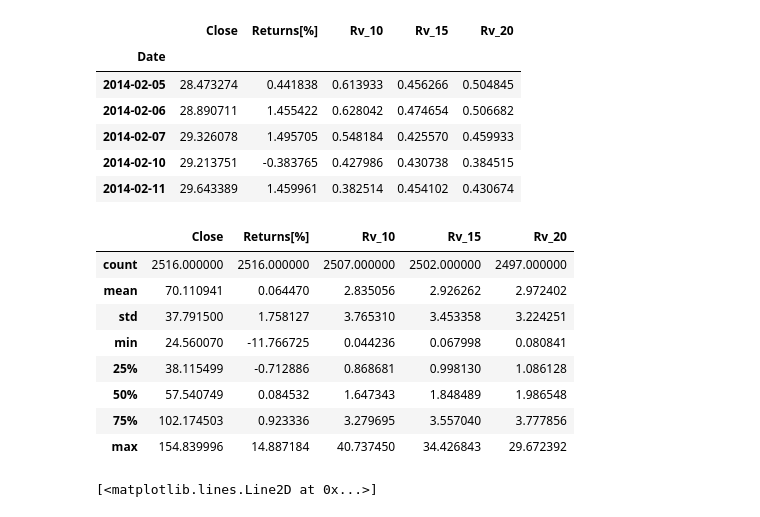
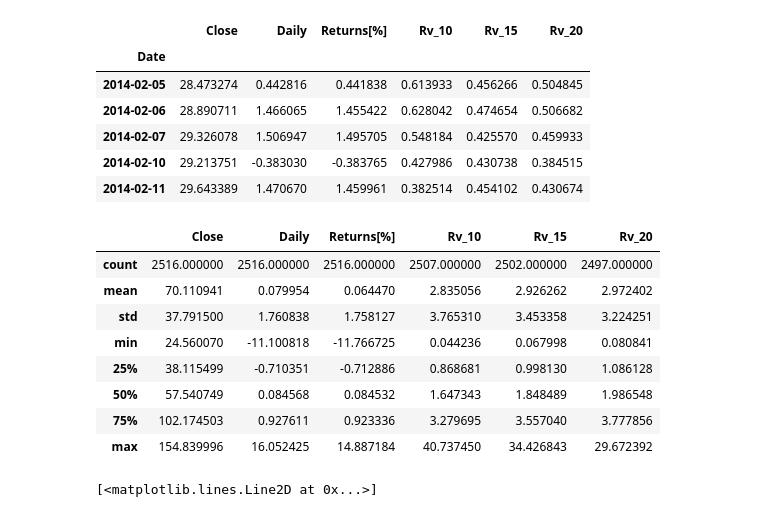
Before and after one commit to kracunovic92/VolatilityPredictionMatf, a Jupyter notebook: random_walk.ipynb, the cells around one changed output. Cells and saved outputs as stored; diff of their text form; code cells hidden in the pictures.

```diff
--- a/random_walk.ipynb
+++ b/random_walk.ipynb
@@ -19,37 +16,39 @@ To enable the following instructions: AVX2 FMA, in other operations, rebuild Ten
 # %%
 data = pd.read_csv('data/GOOG.csv').set_index('Date')
 data = data.drop(['Adj Close','Volume','High','Low','Open'], axis= 1)
+data['Daily'] = 100 * (data['Close'].pct_change())
 data['Returns[%]'] = (np.log(data['Close']) - np.log(data['Close'].shift(1))) * 100
 data = data.dropna()
   # Function to calculate squared deviations from average return within a window
 def squared_deviations(window_data):
     average_return = window_data.mean()
     return ((window_data - average_return)**2).mean()
 
 windows = [10,15,20]
+std_daily = data['Daily'].std()
 for i in windows:
-    data[f'Rv_{i}'] = data['Returns[%]'].rolling(window= i).apply(squared_deviations).shift(-(i-1))
+    data[f'Rv_{i}'] = data['Returns[%]'].iloc[::-1].rolling(window=i).apply(squared_deviations)
 data.head()
 # %% [output]
-|  | Close | Returns[%] | Rv_10 | Rv_15 | Rv_20 |
-| Date |  |  |  |  |  |
-| 2014-02-05 | 28.473274 | 0.441838 | 0.613933 | 0.456266 | 0.504845 |
-| 2014-02-06 | 28.890711 | 1.455422 | 0.628042 | 0.474654 | 0.506682 |
-| 2014-02-07 | 29.326078 | 1.495705 | 0.548184 | 0.425570 | 0.459933 |
-| 2014-02-10 | 29.213751 | -0.383765 | 0.427986 | 0.430738 | 0.384515 |
-| 2014-02-11 | 29.643389 | 1.459961 | 0.382514 | 0.454102 | 0.430674 |
+|  | Close | Daily | Returns[%] | Rv_10 | Rv_15 | Rv_20 |
+| Date |  |  |  |  |  |  |
+| 2014-02-05 | 28.473274 | 0.442816 | 0.441838 | 0.613933 | 0.456266 | 0.504845 |
+| 2014-02-06 | 28.890711 | 1.466065 | 1.455422 | 0.628042 | 0.474654 | 0.506682 |
+| 2014-02-07 | 29.326078 | 1.506947 | 1.495705 | 0.548184 | 0.425570 | 0.459933 |
+| 2014-02-10 | 29.213751 | -0.383030 | -0.383765 | 0.427986 | 0.430738 | 0.384515 |
+| 2014-02-11 | 29.643389 | 1.470670 | 1.459961 | 0.382514 | 0.454102 | 0.430674 |
 # %%
 data.describe()
 # %% [output]
-|  | Close | Returns[%] | Rv_10 | Rv_15 | Rv_20 |
-| count | 2516.000000 | 2516.000000 | 2507.000000 | 2502.000000 | 2497.000000 |
-| mean | 70.110941 | 0.064470 | 2.835056 | 2.926262 | 2.972402 |
-| std | 37.791500 | 1.758127 | 3.765310 | 3.453358 | 3.224251 |
-| min | 24.560070 | -11.766725 | 0.044236 | 0.067998 | 0.080841 |
-| 25% | 38.115499 | -0.712886 | 0.868681 | 0.998130 | 1.086128 |
-| 50% | 57.540749 | 0.084532 | 1.647343 | 1.848489 | 1.986548 |
-| 75% | 102.174503 | 0.923336 | 3.279695 | 3.557040 | 3.777856 |
-| max | 154.839996 | 14.887184 | 40.737450 | 34.426843 | 29.672392 |
+|  | Close | Daily | Returns[%] | Rv_10 | Rv_15 | Rv_20 |
+| count | 2516.000000 | 2516.000000 | 2516.000000 | 2507.000000 | 2502.000000 | 2497.000000 |
+| mean | 70.110941 | 0.079954 | 0.064470 | 2.835056 | 2.926262 | 2.972402 |
+| std | 37.791500 | 1.760838 | 1.758127 | 3.765310 | 3.453358 | 3.224251 |
+| min | 24.560070 | -11.100818 | -11.766725 | 0.044236 | 0.067998 | 0.080841 |
+| 25% | 38.115499 | -0.710351 | -0.712886 | 0.868681 | 0.998130 | 1.086128 |
+| 50% | 57.540749 | 0.084568 | 0.084532 | 1.647343 | 1.848489 | 1.986548 |
+| 75% | 102.174503 | 0.927611 | 0.923336 | 3.279695 | 3.557040 | 3.777856 |
+| max | 154.839996 | 16.052425 | 14.887184 | 40.737450 | 34.426843 | 29.672392 |
 # %%
 plt.plot(data['Rv_10'])
 # %% [output]
```
Also changed, not shown: parts of 8 cells of this notebook.
